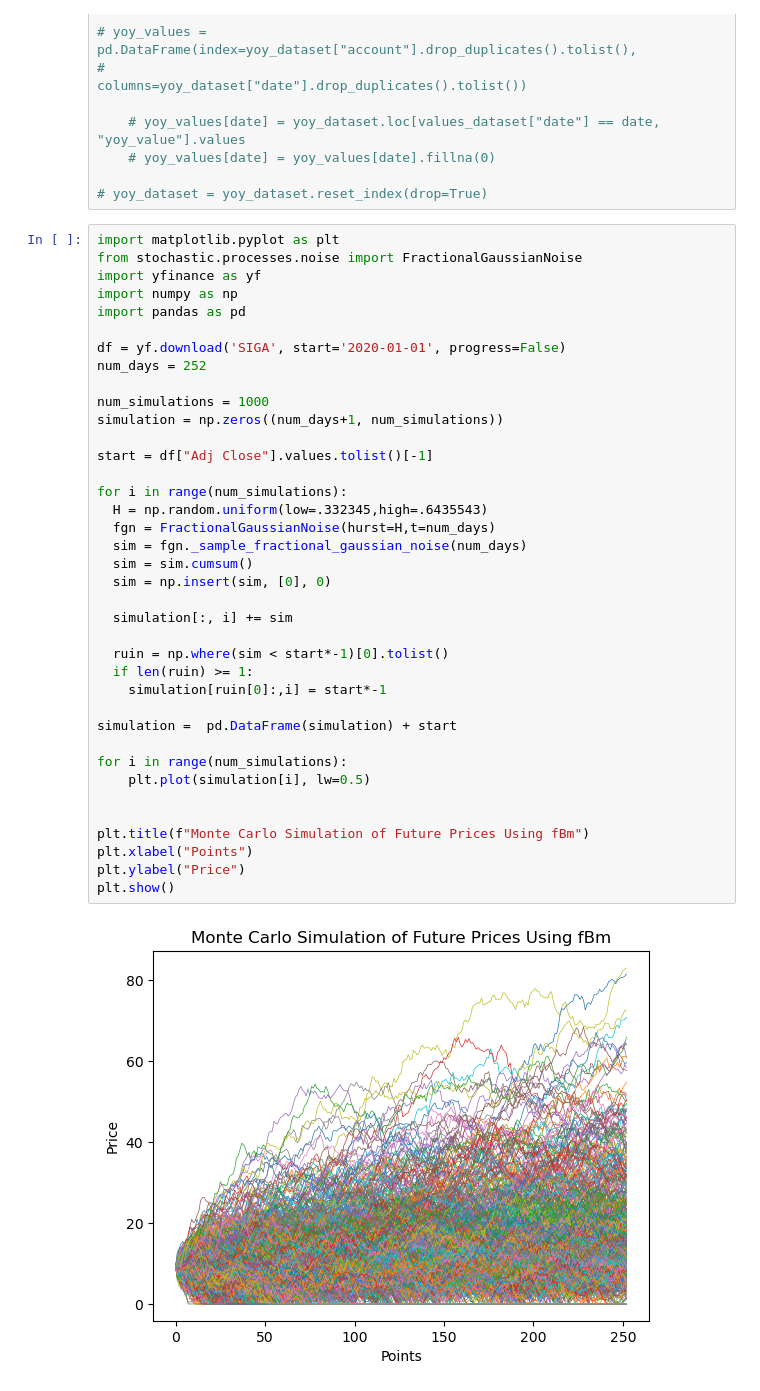
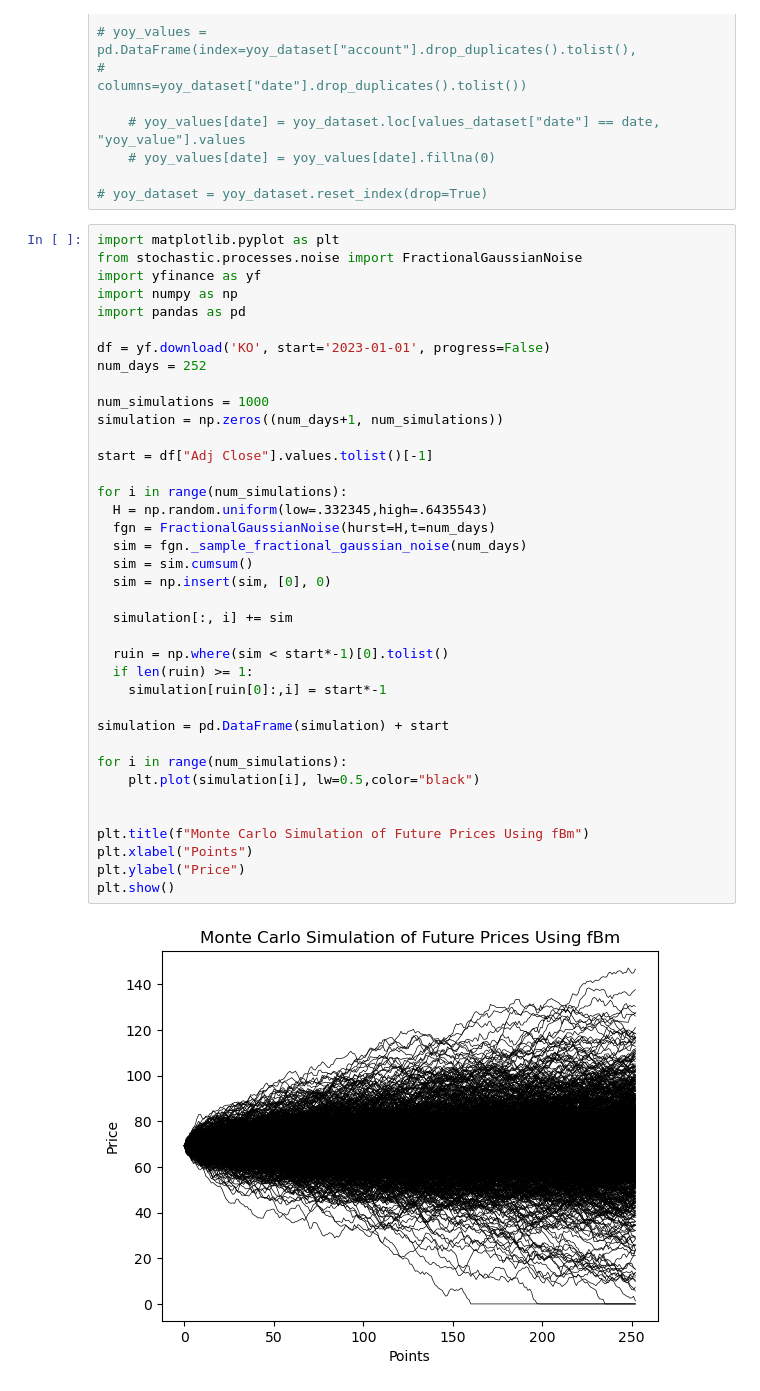
Before and after one commit to ab123-bruh/fund_temp, a Jupyter notebook: mvtest.ipynb, the cells around one changed output. Drawn from its saved outputs; the diff is of its cells as text.

```diff
--- a/mvtest.ipynb
+++ b/mvtest.ipynb
@@ -464,39 +464,39 @@ import yfinance as yf
 import numpy as np
 import pandas as pd
 
-df = yf.download('SIGA', start='2020-01-01', progress=False)
+df = yf.download('KO', start='2023-01-01', progress=False)
 num_days = 252
 
 num_simulations = 1000
 simulation = np.zeros((num_days+1, num_simulations))
 
 start = df["Adj Close"].values.tolist()[-1]
 
 for i in range(num_simulations):
   H = np.random.uniform(low=.332345,high=.6435543)
   fgn = FractionalGaussianNoise(hurst=H,t=num_days)
   sim = fgn._sample_fractional_gaussian_noise(num_days)
   sim = sim.cumsum()
   sim = np.insert(sim, [0], 0)
 
   simulation[:, i] += sim
 
   ruin = np.where(sim < start*-1)[0].tolist()
   if len(ruin) >= 1:
     simulation[ruin[0]:,i] = start*-1
 
-simulation =  pd.DataFrame(simulation) + start
+simulation = pd.DataFrame(simulation) + start
 
 for i in range(num_simulations):
-    plt.plot(simulation[i], lw=0.5)
+    plt.plot(simulation[i], lw=0.5,color="black")
 
 
 plt.title(f"Monte Carlo Simulation of Future Prices Using fBm")
 plt.xlabel("Points")
 plt.ylabel("Price")
 plt.show()
 # %% [output]
-[figure, old version]
+[figure, new version]
 # %%
 fig, ax = plt.subplots()
 
```
Also changed, not shown: parts of 1 cell of this notebook, 2 other files.
